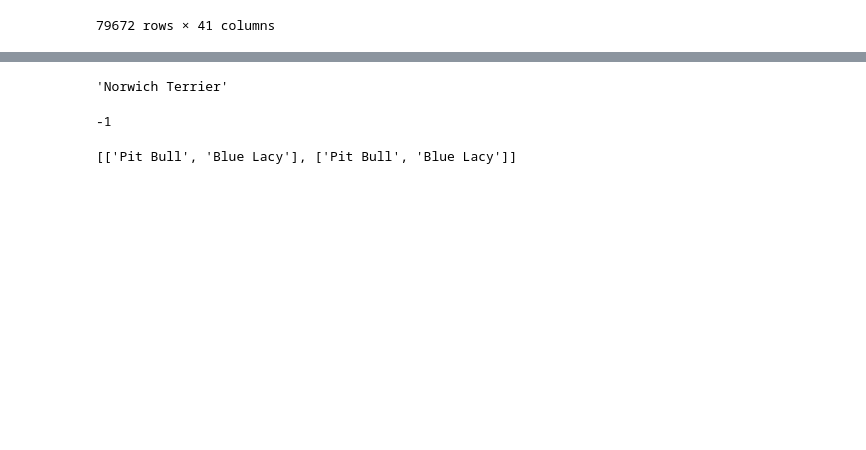
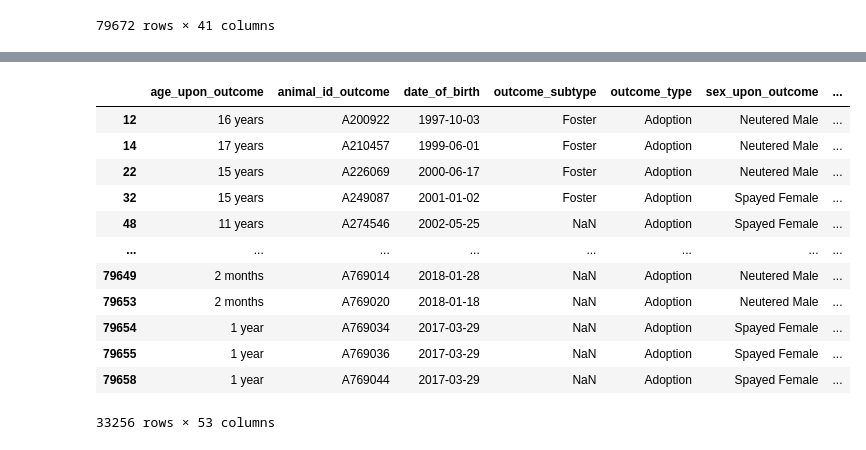
Before and after one commit to freeebooksdotcom/mod2project, a Jupyter notebook: Ignacio's Notebook.ipynb, the cells around one changed output, grey strips where cells are left out. Drawn from its saved outputs; the diff is of its cells as text; code cells hidden in the pictures; blank space fills up the shorter version.

```diff
--- a/Ignacio's Notebook.ipynb
+++ b/Ignacio's Notebook.ipynb
@@ -386,2 +71,0 @@ Name: breed, Length: 33256, dtype: object
-# %%
-df.reset_index(drop=True,inplace=True)
@@ -501,0 +125,25 @@ False
+# %%
+conditions=[
+    (df.intake_type=='Owner Surrender')|(df.intake_type=='Euthanasia Request')
+]
+choises=[
+    1
+]
+
+df['was_owned']=np.select(conditions,choises,default=0)
+# %%
+%%time
+def season_of_date(date):
+    year = str(date.year)
+    seasons = {'Spring': pd.date_range(start='21/03/'+year, end='20/06/'+year),
+               'Summer': pd.date_range(start='21/06/'+year, end='22/09/'+year),
+               'Fall': pd.date_range(start='23/09/'+year, end='20/12/'+year)}
+    if date.date() in seasons['Spring']:
+        return 'Spring'
+    if date.date() in seasons['Summer']:
+        return 'Summer'
+    if date.date() in seasons['Fall']:
+        return 'Fall'
+    else:
+        return 'Winter'
+df['season'] = df.intake_datetime.map(season_of_date)
@@ -502,4 +153,18 @@ False
+# %%
+df=pd.get_dummies(df, columns=['intake_month'])
 # %%
-df.breed[50737]
+df
 # %% [output]
+|  | age_upon_outcome | animal_id_outcome | date_of_birth | outcome_subtype | outcome_type | sex_upon_outcome | ... |
+| 12 | 16 years | A200922 | 1997-10-03 | Foster | Adoption | Neutered Male | ... |
+| 14 | 17 years | A210457 | 1999-06-01 | Foster | Adoption | Neutered Male | ... |
+| 22 | 15 years | A226069 | 2000-06-17 | Foster | Adoption | Neutered Male | ... |
+| 32 | 15 years | A249087 | 2001-01-02 | Foster | Adoption | Spayed Female | ... |
+| 48 | 11 years | A274546 | 2002-05-25 | NaN | Adoption | Spayed Female | ... |
+| ... | ... | ... | ... | ... | ... | ... | ... |
+| 79649 | 2 months | A769014 | 2018-01-28 | NaN | Adoption | Neutered Male | ... |
+| 79653 | 2 months | A769020 | 2018-01-18 | NaN | Adoption | Neutered Male | ... |
+| 79654 | 1 year | A769034 | 2017-03-29 | NaN | Adoption | Spayed Female | ... |
+| 79655 | 1 year | A769036 | 2017-03-29 | NaN | Adoption | Spayed Female | ... |
+| 79658 | 1 year | A769044 | 2017-03-29 | NaN | Adoption | Spayed Female | ... |
-'Norwich Terrier'
+33256 rows × 53 columns
@@ -508,4 +170,0 @@ test='Pit Bull Mix'
-# %%
-test.find('/')
-# %% [output]
--1
@@ -517,5 +170,0 @@ test1.append(df.breed[4790].split('/'))
-# %%
-test1.append(df.breed[4790].split('/'))
-test1
-# %% [output]
-[['Pit Bull', 'Blue Lacy'], ['Pit Bull', 'Blue Lacy']]
```
Also changed, not shown: parts of 53 cells of this notebook.
